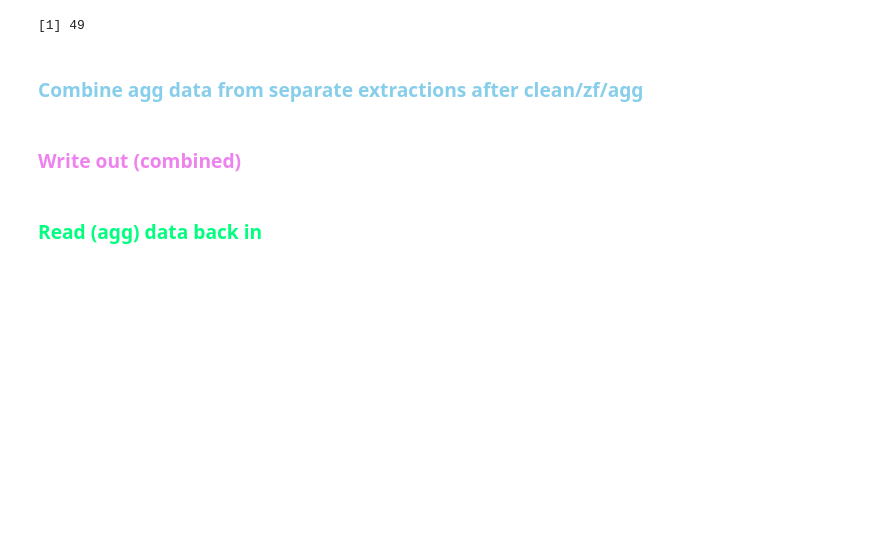
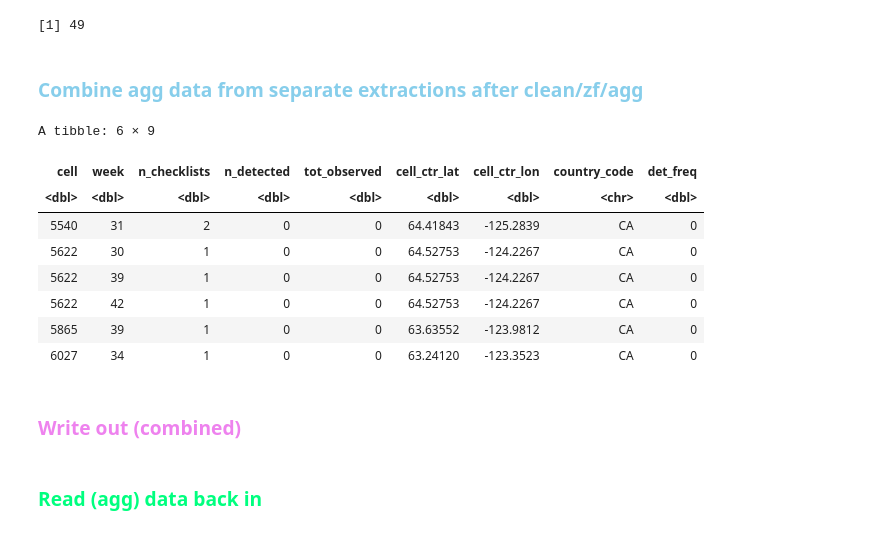
Before and after one commit to jbowen102/CS416_Narrative_Vis_project, a Jupyter notebook: eBird_data_extract.ipynb, the cells around one changed output. Saved outputs shown, nothing was run; the diff lists cells and outputs as text; code cells hidden in the pictures; blank space fills up the shorter version.

```diff
--- a/eBird_data_extract.ipynb
+++ b/eBird_data_extract.ipynb
@@ -653,5 +654,17 @@ file.descs = c("osprey_compl_exp1_20260803", "osprey_compl_exp2_20260803")
 
 ebd_agg_weekly_comb = combine_chunk_aggs(file.path(PROJECT_DIR, "output", paste0(file.descs, "_zf_clean_agg_weekly.csv")))
+# %%
+head(ebd_agg_weekly_comb)
+# %% [output]
+A tibble: 6 × 9
+| cell | week | n_checklists | n_detected | tot_observed | cell_ctr_lat | cell_ctr_lon | country_code | det_freq |
+| <dbl> | <dbl> | <dbl> | <dbl> | <dbl> | <dbl> | <dbl> | <chr> | <dbl> |
+| 5540 | 31 | 2 | 0 | 0 | 64.41843 | -125.2839 | CA | 0 |
+| 5622 | 30 | 1 | 0 | 0 | 64.52753 | -124.2267 | CA | 0 |
+| 5622 | 39 | 1 | 0 | 0 | 64.52753 | -124.2267 | CA | 0 |
+| 5622 | 42 | 1 | 0 | 0 | 64.52753 | -124.2267 | CA | 0 |
+| 5865 | 39 | 1 | 0 | 0 | 63.63552 | -123.9812 | CA | 0 |
+| 6027 | 34 | 1 | 0 | 0 | 63.24120 | -123.3523 | CA | 0 |
 # %% [markdown]
 ### <span style="color: violet">Write out (combined)</span>
 # %%
```
Also changed, not shown: parts of 4 cells of this notebook, 2 other files.
